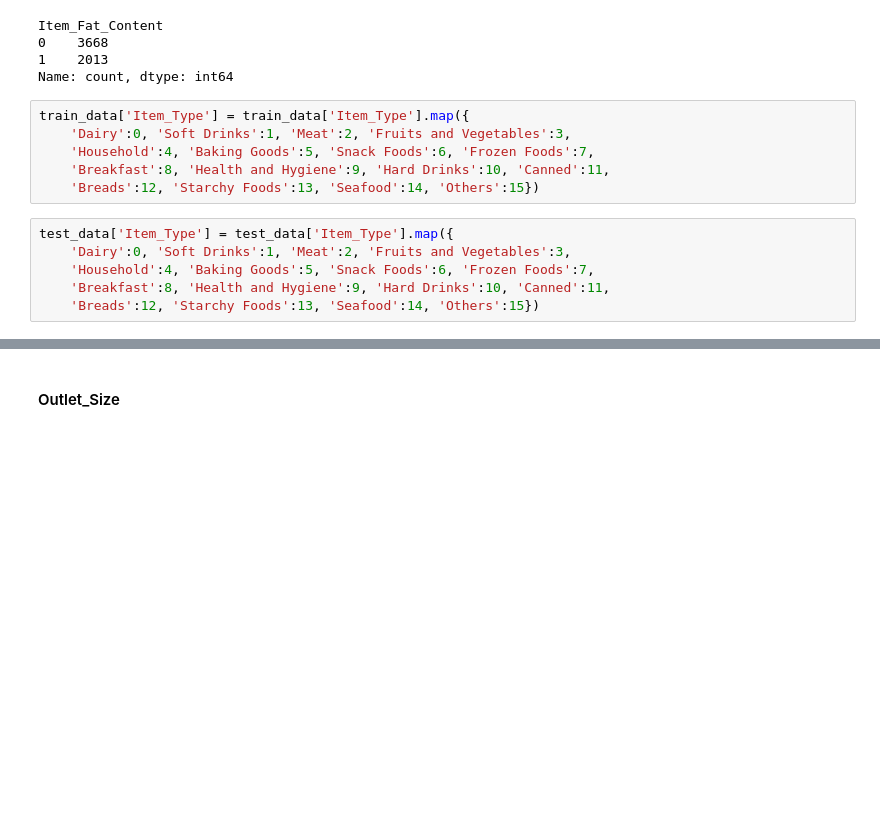
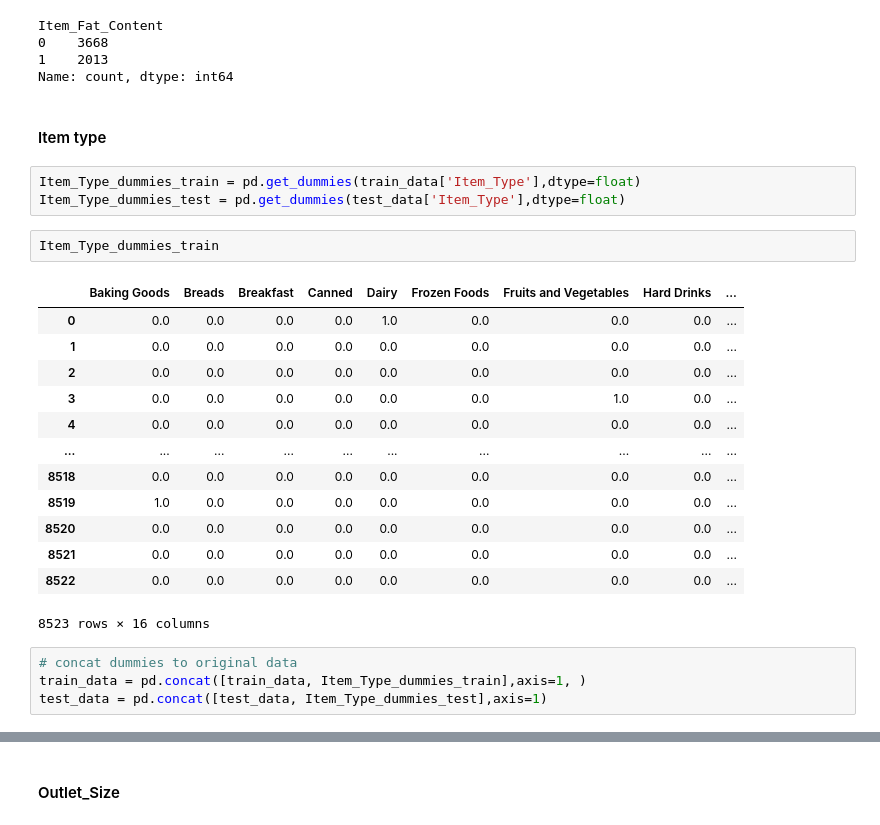
Before and after one commit to hsengivr/My_Projects, a Jupyter notebook: Neural_Networks_For_Structured_Data/Big_mart_sales_prediction/Big_mart_sales_prediction.ipynb, the cells around one changed output, grey strips where cells are left out. Saved outputs shown, nothing was run; the diff lists cells and outputs as text; blank space fills up the shorter version.

Commit message:
Updated version
Converting categorical to numerical using dummies for Item_Type
Rescaled values for Item_MRP and Item_Weight to (0,1)
Added extra layers
Increased epoch to 250

```diff
--- a/Neural_Networks_For_Structured_Data/Big_mart_sales_prediction/Big_mart_sales_prediction.ipynb
+++ b/Neural_Networks_For_Structured_Data/Big_mart_sales_prediction/Big_mart_sales_prediction.ipynb
@@ -208,15 +203,28 @@ Item_Fat_Content
 0    3668
 1    2013
 Name: count, dtype: int64
-# %%
-train_data['Item_Type'] = train_data['Item_Type'].map({
-    'Dairy':0, 'Soft Drinks':1, 'Meat':2, 'Fruits and Vegetables':3,
-    'Household':4, 'Baking Goods':5, 'Snack Foods':6, 'Frozen Foods':7,
-    'Breakfast':8, 'Health and Hygiene':9, 'Hard Drinks':10, 'Canned':11,
-    'Breads':12, 'Starchy Foods':13, 'Seafood':14, 'Others':15})
-# %%
-test_data['Item_Type'] = test_data['Item_Type'].map({
-    'Dairy':0, 'Soft Drinks':1, 'Meat':2, 'Fruits and Vegetables':3,
-    'Household':4, 'Baking Goods':5, 'Snack Foods':6, 'Frozen Foods':7,
-    'Breakfast':8, 'Health and Hygiene':9, 'Hard Drinks':10, 'Canned':11,
-    'Breads':12, 'Starchy Foods':13, 'Seafood':14, 'Others':15})
+# %% [markdown]
+#### Item type
+# %%
+Item_Type_dummies_train = pd.get_dummies(train_data['Item_Type'],dtype=float)
+Item_Type_dummies_test = pd.get_dummies(test_data['Item_Type'],dtype=float)
+# %%
+Item_Type_dummies_train
+# %% [output]
+|  | Baking Goods | Breads | Breakfast | Canned | Dairy | Frozen Foods | Fruits and Vegetables | Hard Drinks | ... |
+| 0 | 0.0 | 0.0 | 0.0 | 0.0 | 1.0 | 0.0 | 0.0 | 0.0 | ... |
+| 1 | 0.0 | 0.0 | 0.0 | 0.0 | 0.0 | 0.0 | 0.0 | 0.0 | ... |
+| 2 | 0.0 | 0.0 | 0.0 | 0.0 | 0.0 | 0.0 | 0.0 | 0.0 | ... |
+| 3 | 0.0 | 0.0 | 0.0 | 0.0 | 0.0 | 0.0 | 1.0 | 0.0 | ... |
+| 4 | 0.0 | 0.0 | 0.0 | 0.0 | 0.0 | 0.0 | 0.0 | 0.0 | ... |
+| ... | ... | ... | ... | ... | ... | ... | ... | ... | ... |
+| 8518 | 0.0 | 0.0 | 0.0 | 0.0 | 0.0 | 0.0 | 0.0 | 0.0 | ... |
+| 8519 | 1.0 | 0.0 | 0.0 | 0.0 | 0.0 | 0.0 | 0.0 | 0.0 | ... |
+| 8520 | 0.0 | 0.0 | 0.0 | 0.0 | 0.0 | 0.0 | 0.0 | 0.0 | ... |
+| 8521 | 0.0 | 0.0 | 0.0 | 0.0 | 0.0 | 0.0 | 0.0 | 0.0 | ... |
+| 8522 | 0.0 | 0.0 | 0.0 | 0.0 | 0.0 | 0.0 | 0.0 | 0.0 | ... |
+8523 rows × 16 columns
+# %%
+# concat dummies to original data
+train_data = pd.concat([train_data, Item_Type_dummies_train],axis=1, )
+test_data = pd.concat([test_data, Item_Type_dummies_test],axis=1)
```
Also changed, not shown: parts of 33 cells of this notebook, 3 other files.
